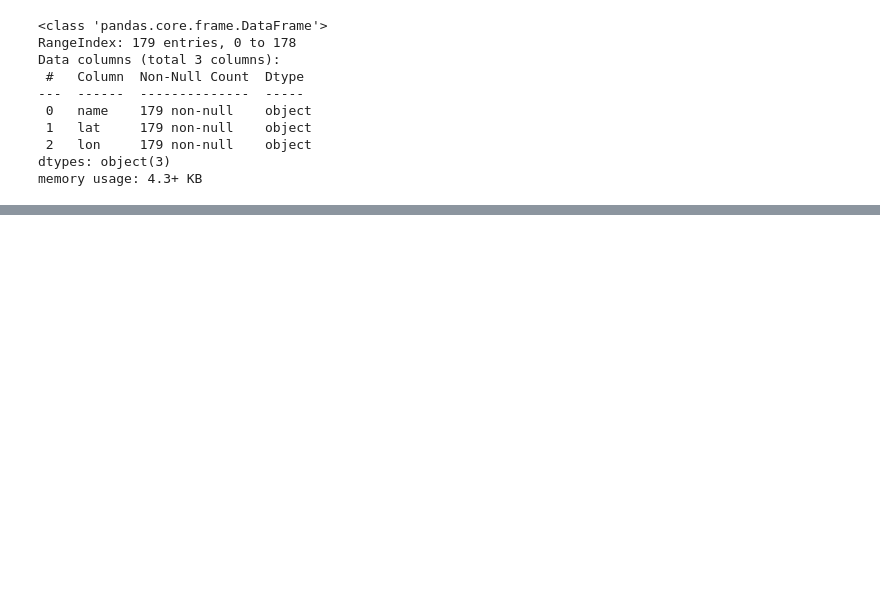
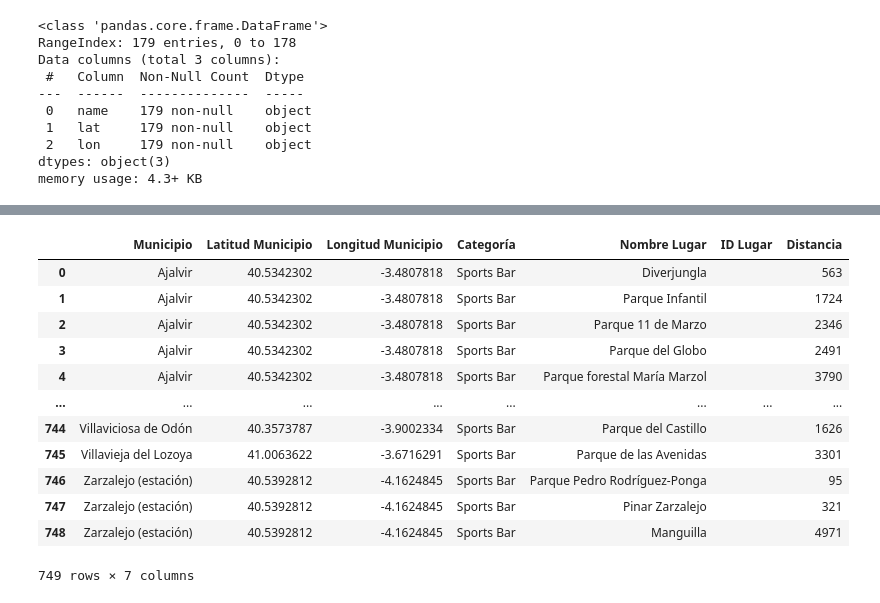
Before and after one commit to ngcarvajall/lab_apis, a Jupyter notebook: laboratorio-modulo3-leccion01-APIs.ipynb, the cells around one changed output, grey strips where cells are left out. Drawn from its saved outputs; the diff is of its cells as text; code cells hidden in the pictures; blank space fills up the shorter version.

```diff
--- a/laboratorio-modulo3-leccion01-APIs.ipynb
+++ b/laboratorio-modulo3-leccion01-APIs.ipynb
@@ -251,0 +296,50 @@ print(response.text)
+# %%
+Dic_categorias = {'Coffee Shop': 13055, 'Sports Bar ': 16032, 'Gym': 18077, 'Outdoor Gym': 18026, 'Juice Bar': 13059}
+
+def lugares_cercanos(df_final,dicc):
+    resultados = []
+    radio = 5000
+    for index,row in df_final.iterrows():
+        nombre_municipio = row['name']
+        latitud = row['lat']
+        longitud = row['lon']
+
+        for categoria, id_categoria in dicc.items():
+            url = f"https://api.foursquare.com/v3/places/search?ll={latitud}%2C{longitud}&radius={radio}&categories={id_categoria}"
+
+            headers = {
+                "accept": "application/json",
+                "Authorization": "fsq32XTIK4wosNXPxejVYZ/2DgCeVoRSZx8cv678jPZgY98="
+            }
+            response = requests.get(url, headers=headers)
+            datos = response.json()
+
+            if 'results' in datos:  # Asegúrate de que 'results' esté en la respuesta
+                for i in datos['results']:
+                    nombre_lugar = i['name']
+                    distancia = i['distance']
+                    if 'id' in i:
+                        id_lugar = i['id']
+                    else:
+                        id_lugar = ''
+                    resultados.append([nombre_municipio, latitud, longitud, categoria, nombre_lugar, id_lugar, distancia])
+    columnas = ['Municipio', 'Latitud Municipio', 'Longitud Municipio', 'Categoría', 'Nombre Lugar', 'ID Lugar', 'Distancia']
+    df_resultados = pd.DataFrame(resultados, columns=columnas)
+
+    return df_resultados
+# %%
+lugares_cercanos(df_mun,Dic_categorias)
+# %% [output]
+|  | Municipio | Latitud Municipio | Longitud Municipio | Categoría | Nombre Lugar | ID Lugar | Distancia |
+| 0 | Ajalvir | 40.5342302 | -3.4807818 | Sports Bar | Diverjungla |  | 563 |
+| 1 | Ajalvir | 40.5342302 | -3.4807818 | Sports Bar | Parque Infantil |  | 1724 |
+| 2 | Ajalvir | 40.5342302 | -3.4807818 | Sports Bar | Parque 11 de Marzo |  | 2346 |
+| 3 | Ajalvir | 40.5342302 | -3.4807818 | Sports Bar | Parque del Globo |  | 2491 |
+| 4 | Ajalvir | 40.5342302 | -3.4807818 | Sports Bar | Parque forestal María Marzol |  | 3790 |
+| ... | ... | ... | ... | ... | ... | ... | ... |
+| 744 | Villaviciosa de Odón | 40.3573787 | -3.9002334 | Sports Bar | Parque del Castillo |  | 1626 |
+| 745 | Villavieja del Lozoya | 41.0063622 | -3.6716291 | Sports Bar | Parque de las Avenidas |  | 3301 |
+| 746 | Zarzalejo (estación) | 40.5392812 | -4.1624845 | Sports Bar | Parque Pedro Rodríguez-Ponga |  | 95 |
+| 747 | Zarzalejo (estación) | 40.5392812 | -4.1624845 | Sports Bar | Pinar Zarzalejo |  | 321 |
+| 748 | Zarzalejo (estación) | 40.5392812 | -4.1624845 | Sports Bar | Manguilla |  | 4971 |
+749 rows × 7 columns
```
Also changed, not shown: parts of 12 cells of this notebook, 1 other file.
